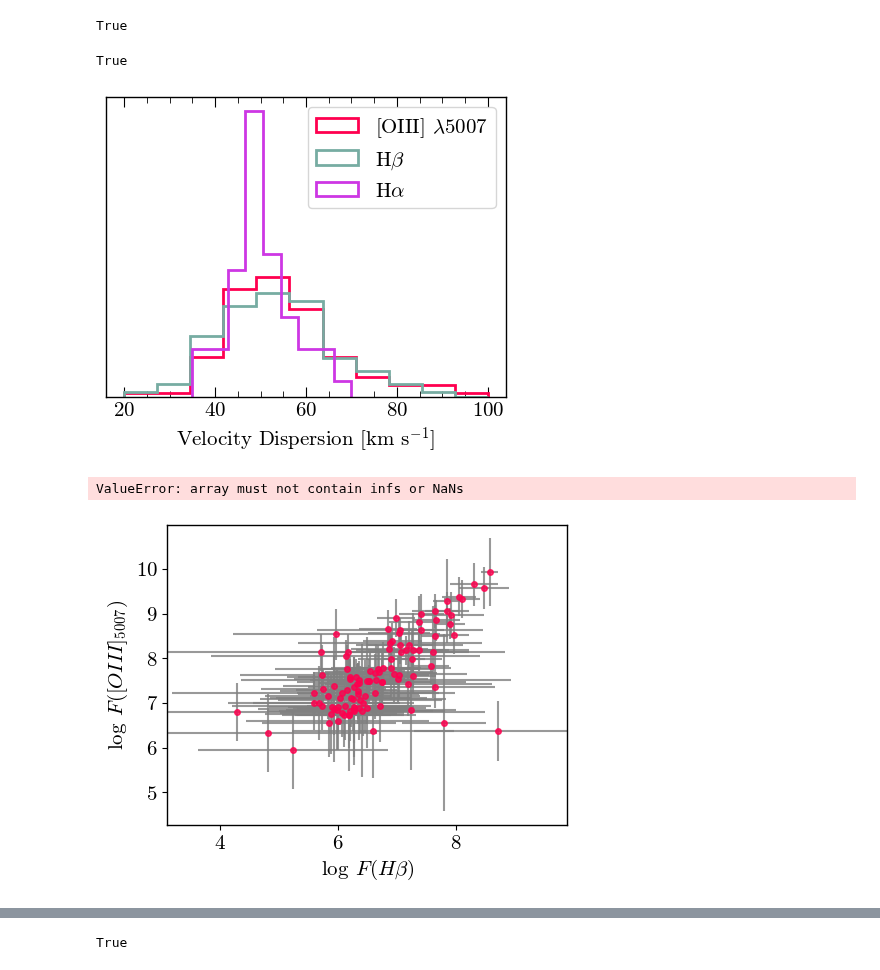
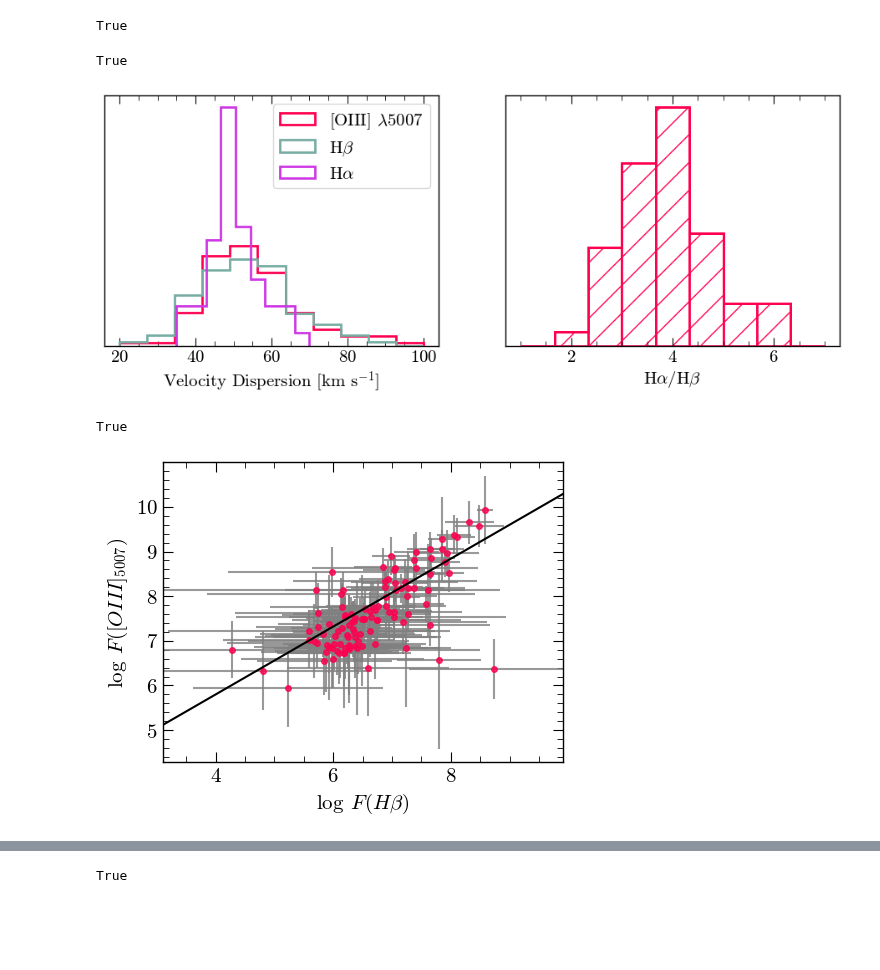
Before and after one commit to 0hardytom/eelgs, a Jupyter notebook: notebooks/week5-6/result_plotter.ipynb, the cells around one changed output, grey strips where cells are left out. Cells and saved outputs as stored; diff of their text form; code cells hidden in the pictures; blank space fills up the shorter version.

Commit message:
more plots - metallicity

```diff
--- a/notebooks/week5-6/testnotes.ipynb
+++ b/notebooks/week5-6/result_plotter.ipynb
@@ -111,18 +111,28 @@ tab
 # %%
 fig, ax = pf.create_plot()
 lines = ['oiii5007', 'hbeta', 'halpha']
 colors= ['#ff004f', '#77aca2', "#cd37e4"]
 bins = 2*[np.linspace(20,100,12)]+[np.linspace(35,70,10)]
 for i,l in enumerate(lines):
     ax.hist(tab[l+'_vel_disp'], bins=bins[i], histtype='step', lw=2, label=lambda_keys.get(l), density=True, color=colors[i])
 ax.legend()
 ax.set_yticks([])
 ax.set_xlabel('Velocity Dispersion [km s$^{-1}$]')
 
-pf.fix_plot([ax])
+ax2 = fig.add_axes((1.2,0,1,1))
+
+hahb = tab['halpha_flux']/tab['hbeta_flux']
+mask = np.isfinite(hahb)&(hahb>0)
+ax2.hist(hahb[mask],bins=np.linspace(1,7,10), histtype='step', lw=2, density=True, color='#ff004f')
+ax2.hist(hahb[mask],bins=np.linspace(1,7,10), lw=2, density=True, edgecolor='#ff004f', hatch="/", facecolor='white')
+
+ax2.set_yticks([])
+ax2.set_xlabel(r'H$\alpha$/H$\beta$')
+
+pf.fix_plot([ax,ax2])
 # %% [output]
 True
-[figure, old version]
+[figure, new version]
 # %%
 fig, ax = pf.create_plot()
 
@@ -143,10 +153,14 @@ ax.set_xlim(3.1,9.9)
 
 xvals = np.log(tab['hbeta_flux'])
 yvals = np.log(tab['oiii5007_flux'])
-mask = (~np.isnan(xvals))&(~np.isnan(yvals))
-popt, cov = curve_fit(linear,xvals[mask], yvals[mask], p0=2*[0])
+yerr = np.abs((tab['oiii5007_flux_err']/tab['oiii5007_flux'])*np.log(tab['oiii5007_flux']))
+
+mask = (np.isfinite(xvals))&(np.isfinite(yvals))
+popt, cov = curve_fit(linear,xvals[mask], yvals[mask], p0=2*[0], sigma=yerr[mask])
+grid = np.linspace(3,10,100)
+ax.plot(grid, linear(grid,*popt), color='k',zorder=10)
 
 pf.fix_plot([ax])
 # %% [output]
-ValueError: array must not contain infs or NaNs
+True
-[figure, old version]
+[figure, new version]
```
Also changed, not shown: parts of 2 cells of this notebook, 1 other file.
